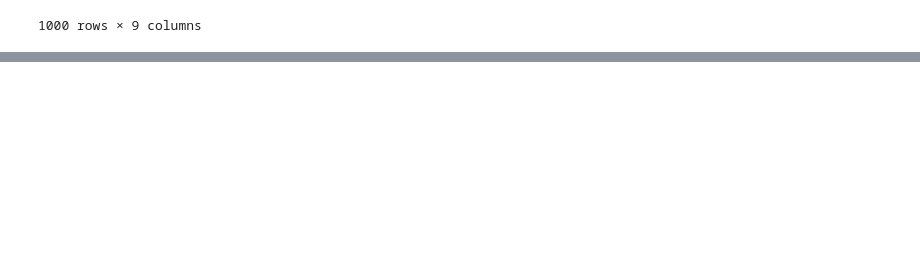
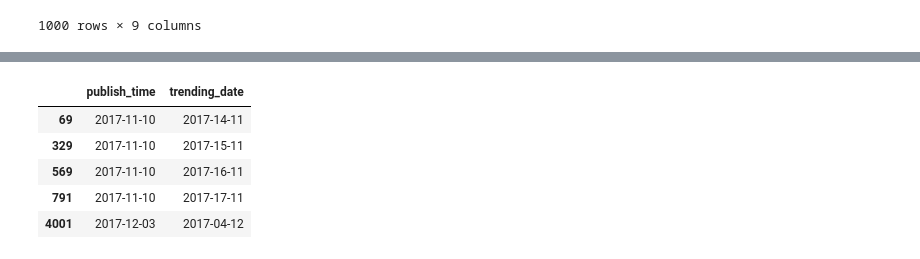
Before and after one commit to dtn058/FinalProject_group46, a Jupyter notebook: COGS108 Final project.ipynb, the cells around one changed output, grey strips where cells are left out. Cells and saved outputs as stored; diff of their text form; code cells hidden in the pictures; blank space fills up the shorter version.

```diff
--- a/COGS108 Final project.ipynb
+++ b/COGS108 Final project.ipynb
@@ -151,0 +185,10 @@ test.head(100)
+# %%
+test['trending_date'] = test['trending_date'].str.replace('.','-')
+test.head()
+# %% [output]
+|  | publish_time | trending_date |
+| 69 | 2017-11-10 | 2017-14-11 |
+| 329 | 2017-11-10 | 2017-15-11 |
+| 569 | 2017-11-10 | 2017-16-11 |
+| 791 | 2017-11-10 | 2017-17-11 |
+| 4001 | 2017-12-03 | 2017-04-12 |
```
Also changed, not shown: parts of 11 cells of this notebook.
